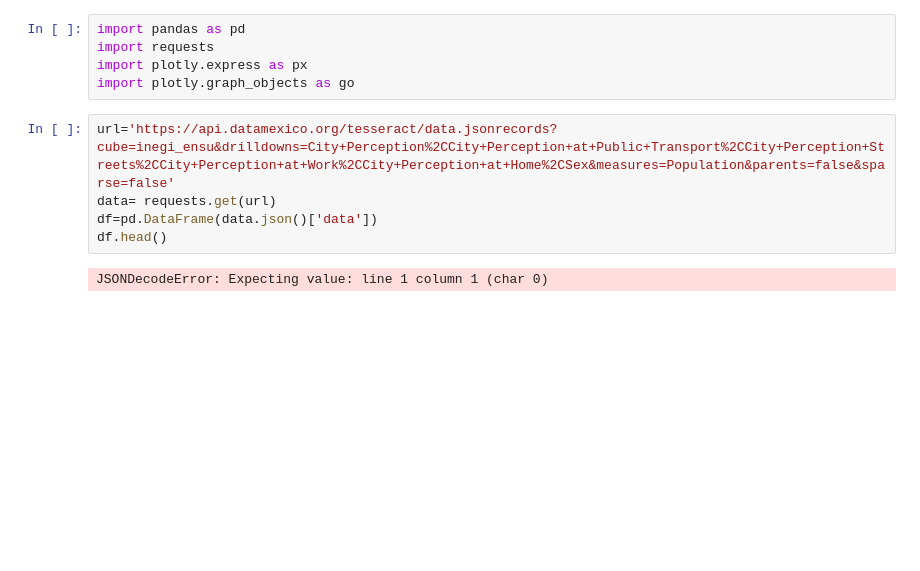
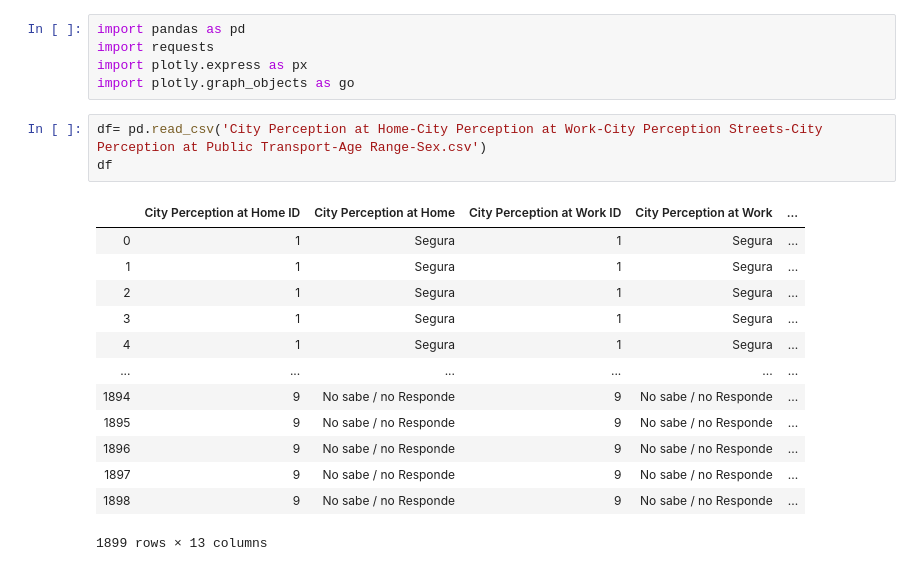
Before and after one commit to EstefhanyMoreno/ddm_perspectiva_de_genero, a Jupyter notebook: factores_calidad_vida/security.ipynb, the cells around one changed output. Saved outputs shown, nothing was run; the diff lists cells and outputs as text; blank space fills up the shorter version.

```diff
--- a/factores_calidad_vida/security.ipynb
+++ b/factores_calidad_vida/security.ipynb
@@ -3,10 +3,20 @@ import pandas as pd
 import requests
 import plotly.express as px
 import plotly.graph_objects as go
-# %%
-url='https://api.datamexico.org/tesseract/data.jsonrecords?cube=inegi_ensu&drilldowns=City+Perception%2CCity+Perception+at+Public+Transport%2CCity+Perception+Streets%2CCity+Perception+at+Work%2CCity+Perception+at+Home%2CSex&measures=Population&parents=false&sparse=false'
-data= requests.get(url)
-df=pd.DataFrame(data.json()['data'])
-df.head()
-# %% [output]
-JSONDecodeError: Expecting value: line 1 column 1 (char 0)
+# %%
+df= pd.read_csv('City Perception at Home-City Perception at Work-City Perception Streets-City Perception at Public Transport-Age Range-Sex.csv')
+df
+# %% [output]
+|  | City Perception at Home ID | City Perception at Home | City Perception at Work ID | City Perception at Work | ... |
+| 0 | 1 | Segura | 1 | Segura | ... |
+| 1 | 1 | Segura | 1 | Segura | ... |
+| 2 | 1 | Segura | 1 | Segura | ... |
+| 3 | 1 | Segura | 1 | Segura | ... |
+| 4 | 1 | Segura | 1 | Segura | ... |
+| ... | ... | ... | ... | ... | ... |
+| 1894 | 9 | No sabe / no Responde | 9 | No sabe / no Responde | ... |
+| 1895 | 9 | No sabe / no Responde | 9 | No sabe / no Responde | ... |
+| 1896 | 9 | No sabe / no Responde | 9 | No sabe / no Responde | ... |
+| 1897 | 9 | No sabe / no Responde | 9 | No sabe / no Responde | ... |
+| 1898 | 9 | No sabe / no Responde | 9 | No sabe / no Responde | ... |
+1899 rows × 13 columns
```
Also changed, not shown: parts of 3 cells of this notebook, 23 other files.
